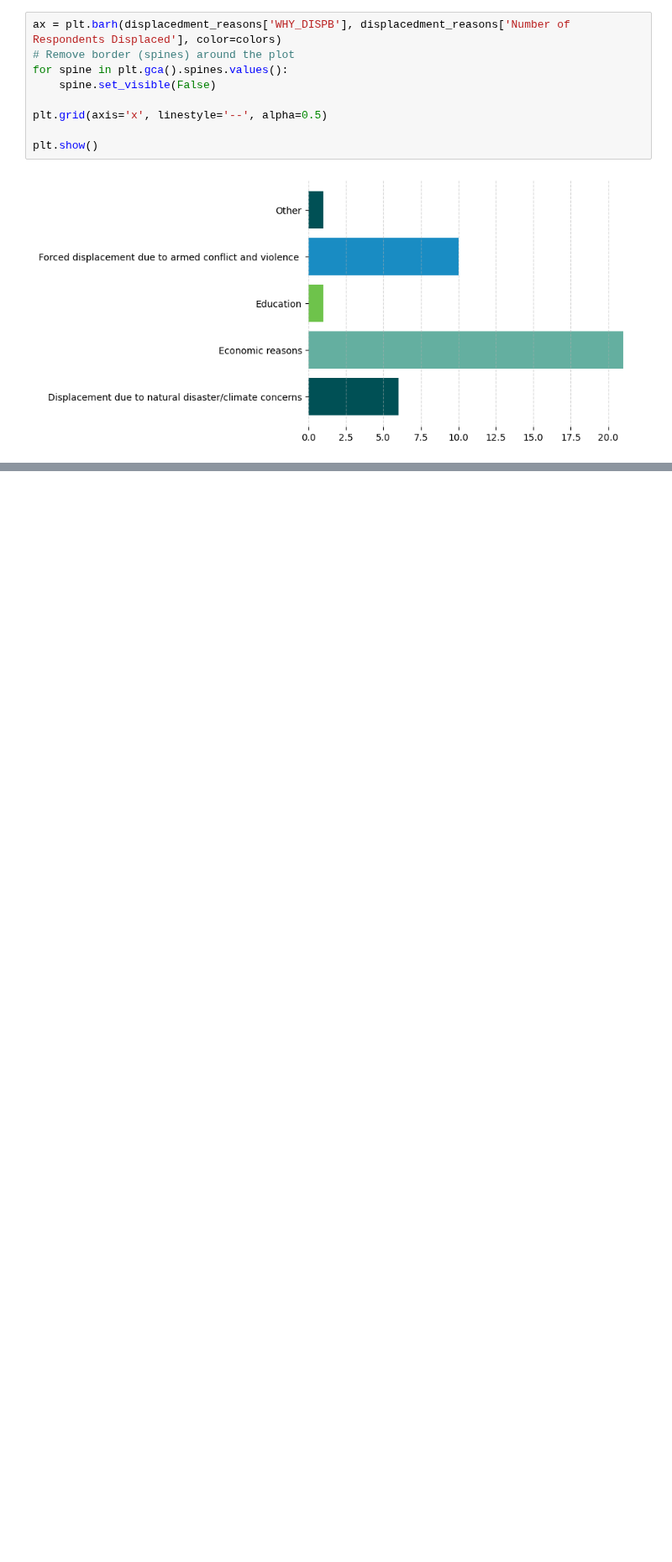
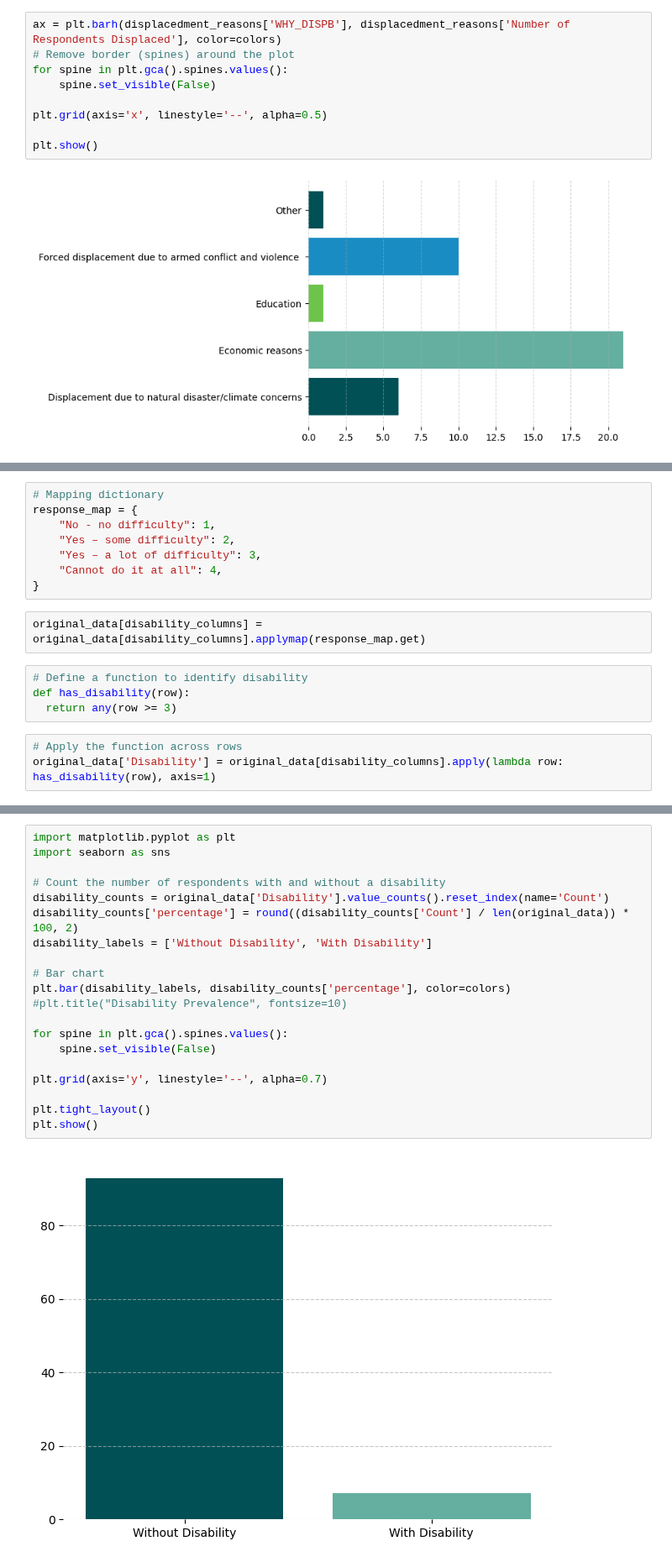
Before and after one commit to Mirwais-Farahi/MSIHealthServiceAnalytics, a Jupyter notebook: notebooks/03_Descriptive_Analysis.ipynb, the cells around one changed output, grey strips where cells are left out. Shown at 84% size. Saved outputs shown, nothing was run; the diff lists cells and outputs as text; blank space fills up the shorter version.

```diff
--- a/notebooks/03_Descriptive_Analysis.ipynb
+++ b/notebooks/03_Descriptive_Analysis.ipynb
@@ -476,0 +502,17 @@ Total of 77
+# %%
+# Mapping dictionary
+response_map = {
+    "No - no difficulty": 1,
+    "Yes – some difficulty": 2,
+    "Yes – a lot of difficulty": 3,
+    "Cannot do it at all": 4,
+}
+# %%
+original_data[disability_columns] = original_data[disability_columns].applymap(response_map.get)
+# %%
+# Define a function to identify disability
+def has_disability(row):
+  return any(row >= 3)
+# %%
+# Apply the function across rows
+original_data['Disability'] = original_data[disability_columns].apply(lambda row: has_disability(row), axis=1)
@@ -476,0 +536,22 @@ Total of 77
+# %%
+import matplotlib.pyplot as plt
+import seaborn as sns
+
+# Count the number of respondents with and without a disability
+disability_counts = original_data['Disability'].value_counts().reset_index(name='Count')
+disability_counts['percentage'] = round((disability_counts['Count'] / len(original_data)) * 100, 2)
+disability_labels = ['Without Disability', 'With Disability']
+
+# Bar chart
+plt.bar(disability_labels, disability_counts['percentage'], color=colors)
+#plt.title("Disability Prevalence", fontsize=10)
+
+for spine in plt.gca().spines.values():
+    spine.set_visible(False)
+
+plt.grid(axis='y', linestyle='--', alpha=0.7)
+
+plt.tight_layout()
+plt.show()
+# %% [output]
+[figure, added]
```
Also changed, not shown: parts of 10 cells of this notebook.
